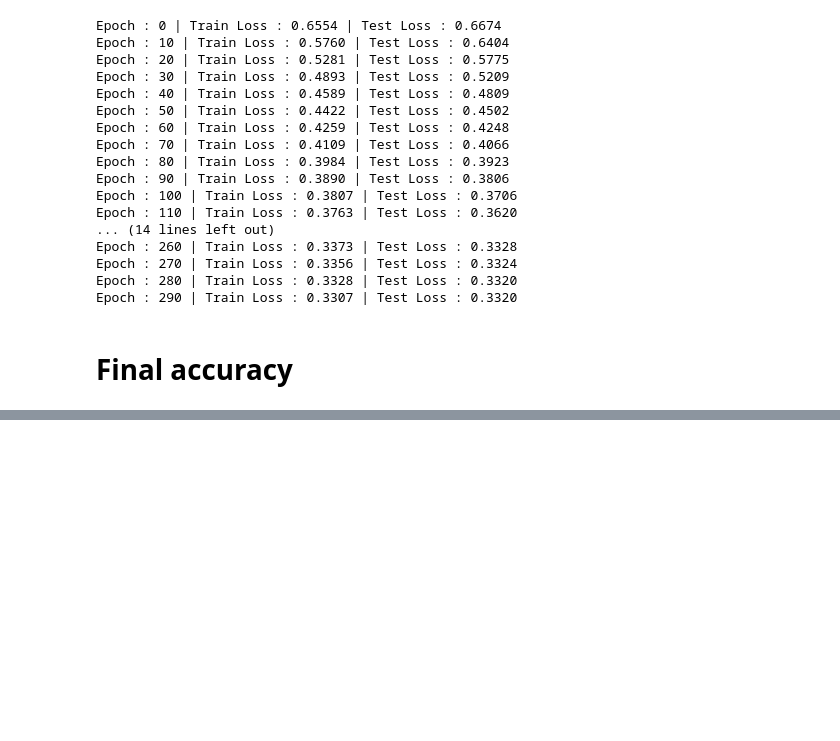
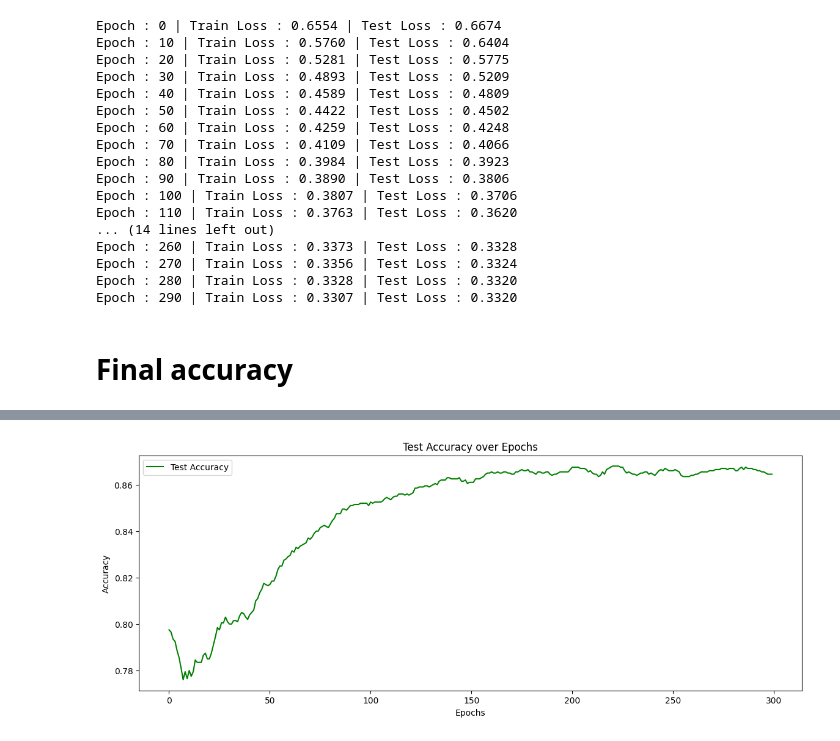
Before and after one commit to severussnape19/Deep_Learning, a Jupyter notebook: Practice/Churn_bank.ipynb, the cells around one changed output, grey strips where cells are left out. Drawn from its saved outputs; the diff is of its cells as text; code cells hidden in the pictures; blank space fills up the shorter version.

```diff
--- a/Practice/Churn_bank.ipynb
+++ b/Practice/Churn_bank.ipynb
@@ -214,0 +251,11 @@ plt.show()
+# %%
+# Plot accuracy
+plt.figure(figsize=(14, 5))
+plt.plot(test_accuracy, label="Test Accuracy", color="green")
+plt.title("Test Accuracy over Epochs")
+plt.xlabel("Epochs")
+plt.ylabel("Accuracy")
+plt.legend()
+plt.show()
+# %% [output]
+[figure, added]
```
Also changed, not shown: parts of 6 cells of this notebook.
